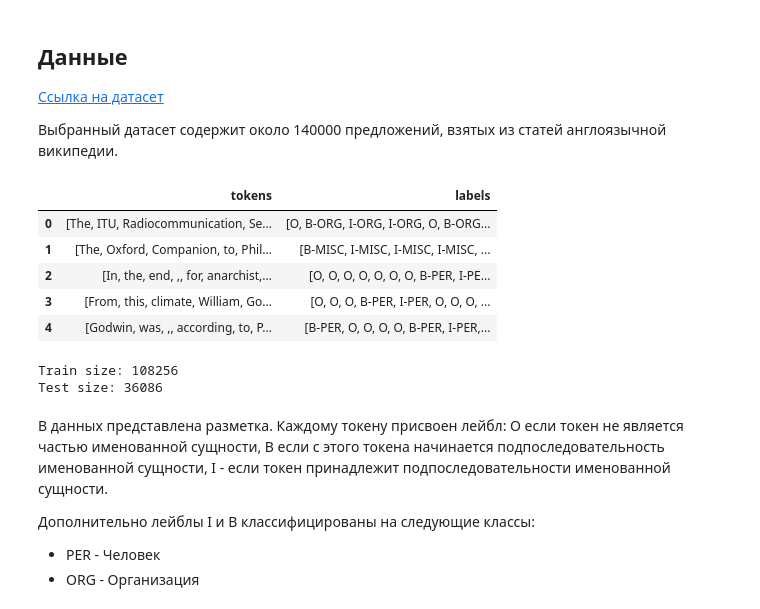
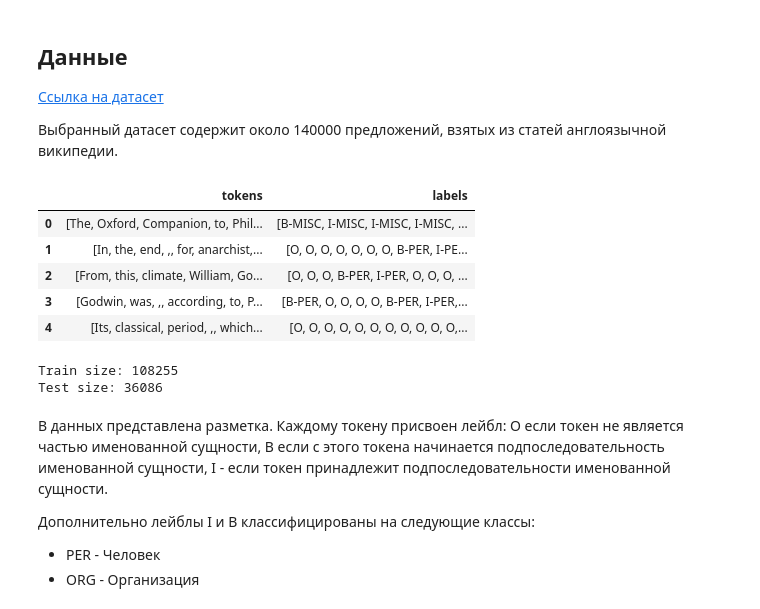
Before and after one commit to AlexSidDev/NLP_HW2, a Jupyter notebook: HW2.ipynb, the cells around one changed output. Cells and saved outputs as stored; diff of their text form; code cells hidden in the pictures.

```diff
--- a/HW2.ipynb
+++ b/HW2.ipynb
@@ -11,34 +11,35 @@
 # %%
 import pandas as pd
 import numpy as np
 
-file = 'wikiner.txt'
+file = './data/wikiner.txt'
 with open(file, 'r') as f:
     file = f.readlines()
 
 data = []
+data_dict = {}
 for line in file:
     try:
         ind, word, label = line.split()
     except:
         continue
     if ind == '0':
         data.append(data_dict)
         data_dict = {'tokens': [word], 'labels': [label]}
     else:
         data_dict['tokens'].append(word)
         data_dict['labels'].append(label)
 
 
-data = pd.DataFrame(data)
+data = pd.DataFrame(data[1:])
 data.head()
 # %% [output]
 |  | tokens | labels |
-| 0 | [The, ITU, Radiocommunication, Se... | [O, B-ORG, I-ORG, I-ORG, O, B-ORG... |
-| 1 | [The, Oxford, Companion, to, Phil... | [B-MISC, I-MISC, I-MISC, I-MISC, ... |
-| 2 | [In, the, end, ,, for, anarchist,... | [O, O, O, O, O, O, O, B-PER, I-PE... |
-| 3 | [From, this, climate, William, Go... | [O, O, O, B-PER, I-PER, O, O, O, ... |
-| 4 | [Godwin, was, ,, according, to, P... | [B-PER, O, O, O, O, B-PER, I-PER,... |
+| 0 | [The, Oxford, Companion, to, Phil... | [B-MISC, I-MISC, I-MISC, I-MISC, ... |
+| 1 | [In, the, end, ,, for, anarchist,... | [O, O, O, O, O, O, O, B-PER, I-PE... |
+| 2 | [From, this, climate, William, Go... | [O, O, O, B-PER, I-PER, O, O, O, ... |
+| 3 | [Godwin, was, ,, according, to, P... | [B-PER, O, O, O, O, B-PER, I-PER,... |
+| 4 | [Its, classical, period, ,, which... | [O, O, O, O, O, O, O, O, O, O, O,... |
 # %%
 from sklearn.model_selection import train_test_split
 
@@ -52,7 +53,7 @@ print(f'Test size: {test_data.shape[0]}')
 train_data.to_csv('./data/train.csv')
 test_data.to_csv('./data/test.csv')
 # %% [output]
-Train size: 108256
+Train size: 108255
 Test size: 36086
 # %% [markdown]
 В данных представлена разметка. Каждому токену присвоен лейбл: О если токен не является частью именованной сущности, В если с этого токена начинается подпоследовательность именованной сущности, I - если токен принадлежит подпоследовательности именованной сущности.
```
Also changed, not shown: parts of 20 cells of this notebook.
